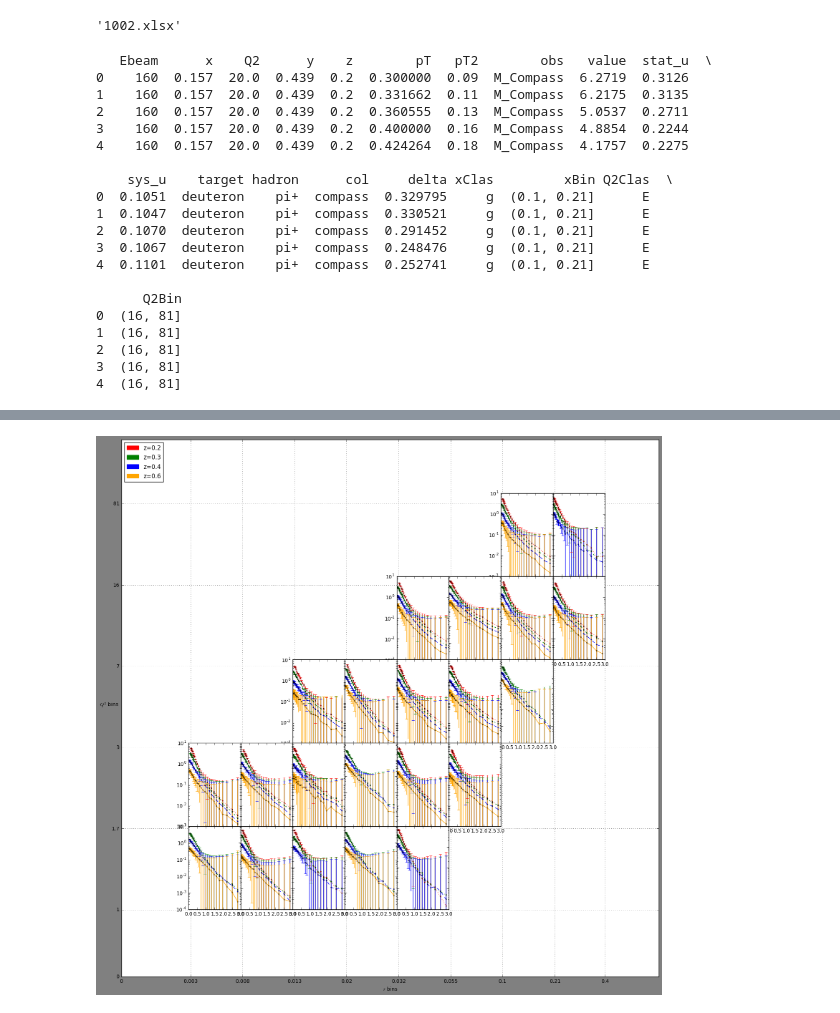
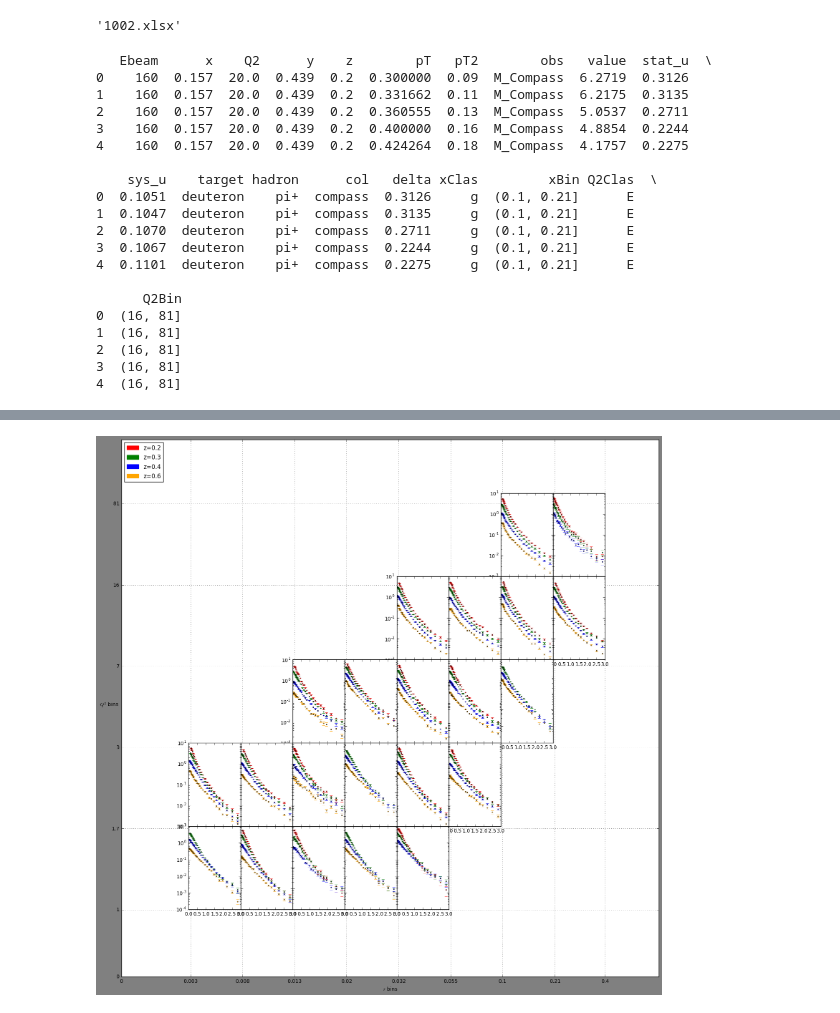
Before and after one commit to prokudin/PSU-PHYS296, a Jupyter notebook: Python/notebooks/COMPASSplot-linux.ipynb, the cells around one changed output, grey strips where cells are left out. Saved outputs shown, nothing was run; the diff lists cells and outputs as text; code cells hidden in the pictures.

```diff
--- a/Python/notebooks/COMPASSplot-linux.ipynb
+++ b/Python/notebooks/COMPASSplot-linux.ipynb
@@ -41,7 +41,7 @@ data[2]
 data5001 = df(read(data[-2]))
 
 # Calculate measurment error
-data5001["delta"] = np.sqrt((data5001["stat_u"]**2.0+data5001["sys_u"]**2.0))
+data5001["delta"] = np.sqrt((data5001["stat_u"]**2.0+0*data5001["sys_u"]**2.0))
 
 ##Binning data
 xBin=[0.003,0.008,0.013,0.02,0.032,0.055,0.1,0.21,0.4]
@@ -66,12 +66,12 @@ print data5001.head()
 3    160  0.157  20.0  0.439  0.2  0.400000  0.16  M_Compass  4.8854  0.2244
 4    160  0.157  20.0  0.439  0.2  0.424264  0.18  M_Compass  4.1757  0.2275
 
-    sys_u    target hadron      col     delta xClas         xBin Q2Clas  \
-0  0.1051  deuteron    pi+  compass  0.329795     g  (0.1, 0.21]      E
-1  0.1047  deuteron    pi+  compass  0.330521     g  (0.1, 0.21]      E
-2  0.1070  deuteron    pi+  compass  0.291452     g  (0.1, 0.21]      E
-3  0.1067  deuteron    pi+  compass  0.248476     g  (0.1, 0.21]      E
-4  0.1101  deuteron    pi+  compass  0.252741     g  (0.1, 0.21]      E
+    sys_u    target hadron      col   delta xClas         xBin Q2Clas  \
+0  0.1051  deuteron    pi+  compass  0.3126     g  (0.1, 0.21]      E
+1  0.1047  deuteron    pi+  compass  0.3135     g  (0.1, 0.21]      E
+2  0.1070  deuteron    pi+  compass  0.2711     g  (0.1, 0.21]      E
+3  0.1067  deuteron    pi+  compass  0.2244     g  (0.1, 0.21]      E
+4  0.1101  deuteron    pi+  compass  0.2275     g  (0.1, 0.21]      E
 
       Q2Bin
 0  (16, 81]
@@ -134,32 +134,32 @@ ax.xaxis.set_ticks([0,0.1285,0.2255,0.322,0.419,0.516,0.613,0.709,0.71+0.097,0.9
 ax.set_yticklabels([0]+Q2Bin)
 ax.set_xticklabels([0]+xBin)
 
 # Set title and axis labels
 #ax.title("COMPASS Data")
 ax.set_ylabel(r"$Q^2$ bins",rotation="horizontal")
 ax.set_xlabel(r"$r$ bins")
 
 # Set legend
 Zpatch1 = mpatches.Patch(color=Zcolor[0], label='z=0.2')
 Zpatch2 = mpatches.Patch(color=Zcolor[1], label='z=0.3')
 Zpatch3 = mpatches.Patch(color=Zcolor[2], label='z=0.4')
 Zpatch4 = mpatches.Patch(color=Zcolor[3], label='z=0.6')
 ax.legend(handles=[Zpatch1,Zpatch2,Zpatch3,Zpatch4],loc='upper left')
 ax.grid()
 
 for group,grid in zip(range(len(groups)),gridmap):
     data_bin=data5001.query('xClas=="%s" and Q2Clas=="%s"' %(groups[group][0],groups[group][1]))
     k=0 #counter
     for i in z:
         ax = fig.add_subplot(innerGrid[grid])
         ax.set_yscale("log")
         ax.errorbar(data_bin.pT2[data_bin.z==i],data_bin.value[data_bin.z==i],#x,y
                     data_bin.delta[data_bin.z==i],#errorbars
-                    color=Zcolor[k],marker=Zmark[k],linestyle=Zline[k],linewidth=1,markersize=2)#line properties
+                    color=Zcolor[k],marker=Zmark[k],linestyle=Zline[k],linewidth=0,markersize=2)#line properties
         if grid not in shairYax:
             ax.set_yticklabels('')
         if grid not in shairXax:
             ax.set_xticklabels('')
         k+=1 #add one to counter
 # %% [output]
-[figure, old version]
+[figure, new version]
```
